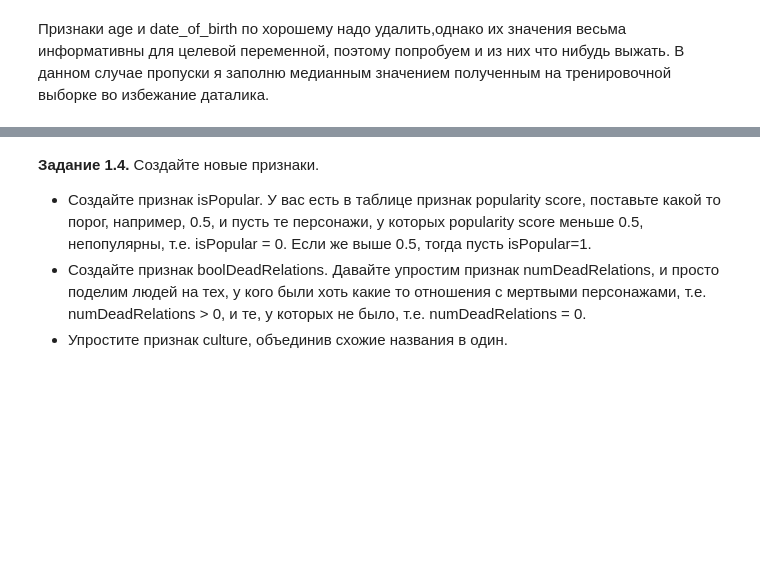
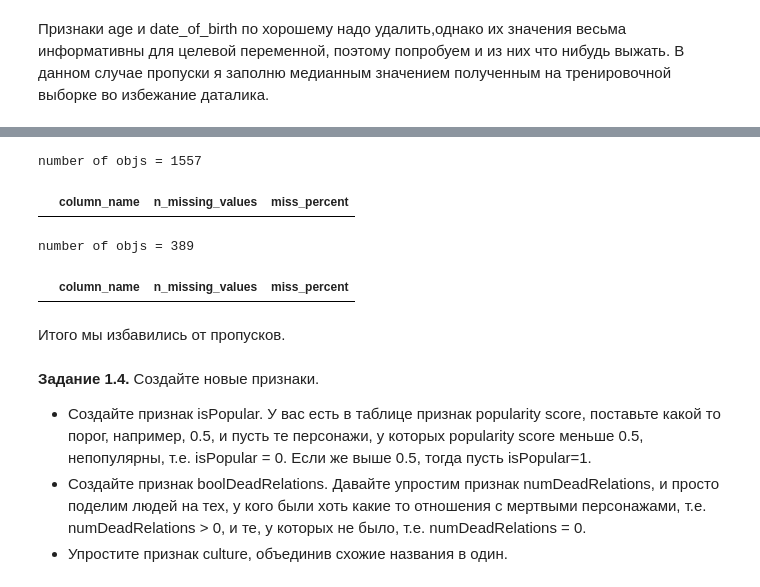
Before and after one commit to Lindemann-S/DLS2025, a Jupyter notebook: week_01_ml_intro/Homework/hw_1_game_of_thrones.ipynb, the cells around one changed output, grey strips where cells are left out. Cells and saved outputs as stored; diff of their text form; code cells hidden in the pictures; blank space fills up the shorter version.

```diff
--- a/week_01_ml_intro/Homework/hw_1_game_of_thrones.ipynb
+++ b/week_01_ml_intro/Homework/hw_1_game_of_thrones.ipynb
@@ -381,4 +383,5 @@ for house in small_houses:
 Признаки age и date_of_birth по хорошему надо удалить,однако их значения весьма информативны для целевой переменной, поэтому попробуем и из них что нибудь выжать. В данном случае пропуски я заполню медианным значением полученным на тренировочной выборке во избежание даталика.
 # %%
 median_dob = train_data.dateOfBirth.median()
-median_dob
+train_data.dateOfBirth = train_data.dateOfBirth.fillna(median_dob)
+test_data.dateOfBirth = test_data.dateOfBirth.fillna(median_dob)
@@ -388,0 +388,4 @@ median_age =
+# %%
+median_age = train_data.age.median()
+train_data.age = train_data.age.fillna(median_age)
+test_data.age = test_data.age.fillna(median_age)
@@ -389,3 +432,20 @@ median_age =
+# %%
+train_data.age = train_data.age.astype('int64')
+train_data.dateOfBirth = train_data.dateOfBirth.astype('int64')
+test_data.age = test_data.age.astype('int64')
+test_data.dateOfBirth = test_data.dateOfBirth.astype('int64')
+# %%
+nan_checker(train_data)
+# %% [output]
+number of objs = 1557
+|  | column_name | n_missing_values | miss_percent |
+# %%
+nan_checker(test_data)
+# %% [output]
+number of objs = 389
+|  | column_name | n_missing_values | miss_percent |
+# %% [markdown]
+Итого мы избавились от пропусков.
 # %% [markdown]
 **Задание 1.4.** Создайте новые признаки.
 * Создайте признак isPopular. У вас есть в таблице признак popularity score, поставьте какой то порог, например, 0.5, и пусть те персонажи, у которых popularity score меньше 0.5, непопулярны, т.е. isPopular = 0. Если же выше 0.5, тогда пусть isPopular=1.
```
Also changed, not shown: parts of 20 cells of this notebook.
